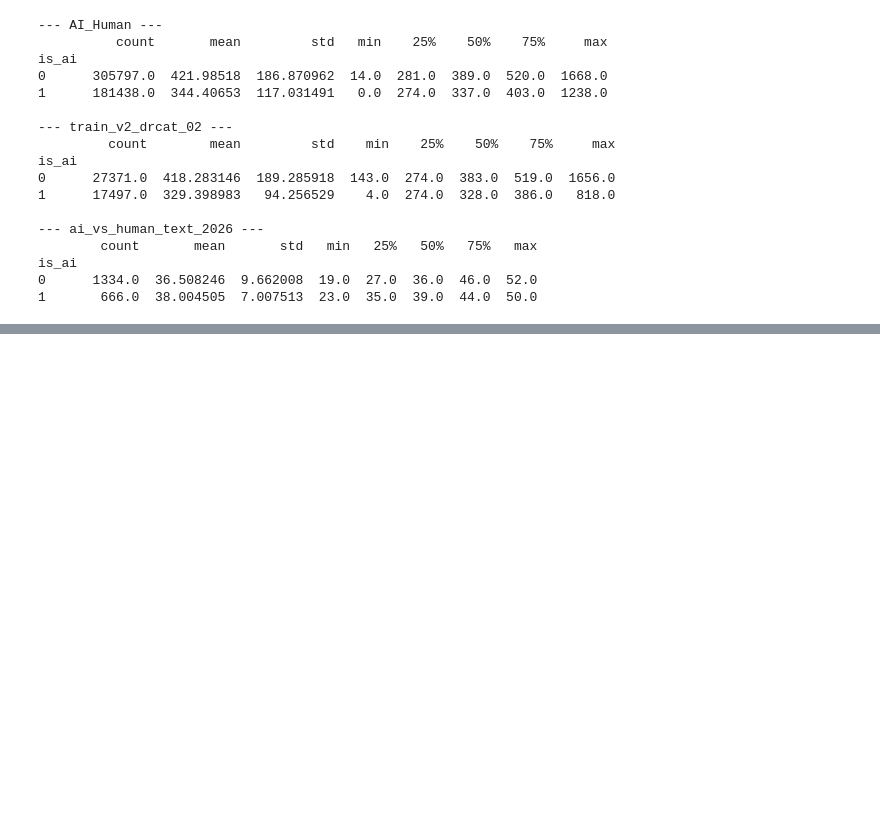
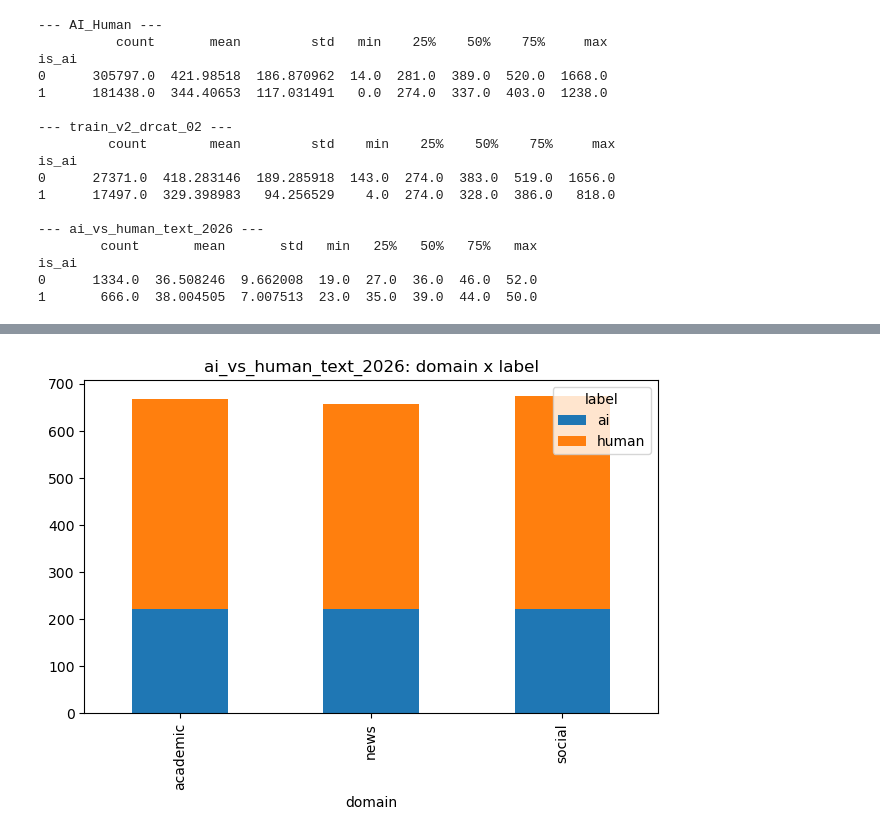
Before and after one commit to 105956658/COS30049-Group2-AI_Governance, a Jupyter notebook: eda.ipynb, the cells around one changed output, grey strips where cells are left out. Cells and saved outputs as stored; diff of their text form; code cells hidden in the pictures; blank space fills up the shorter version.

```diff
--- a/eda.ipynb
+++ b/eda.ipynb
@@ -192,0 +201,8 @@ is_ai
+# %%
+# ai_vs_human_text_2026: domain x label
+pd.crosstab(df_ai_2026['domain'], df_ai_2026['label']).plot(kind='bar', stacked=True)
+plt.title('ai_vs_human_text_2026: domain x label')
+plt.tight_layout()
+plt.show()
+# %% [output]
+[figure, added]
```
Also changed, not shown: parts of 1 cell of this notebook.
